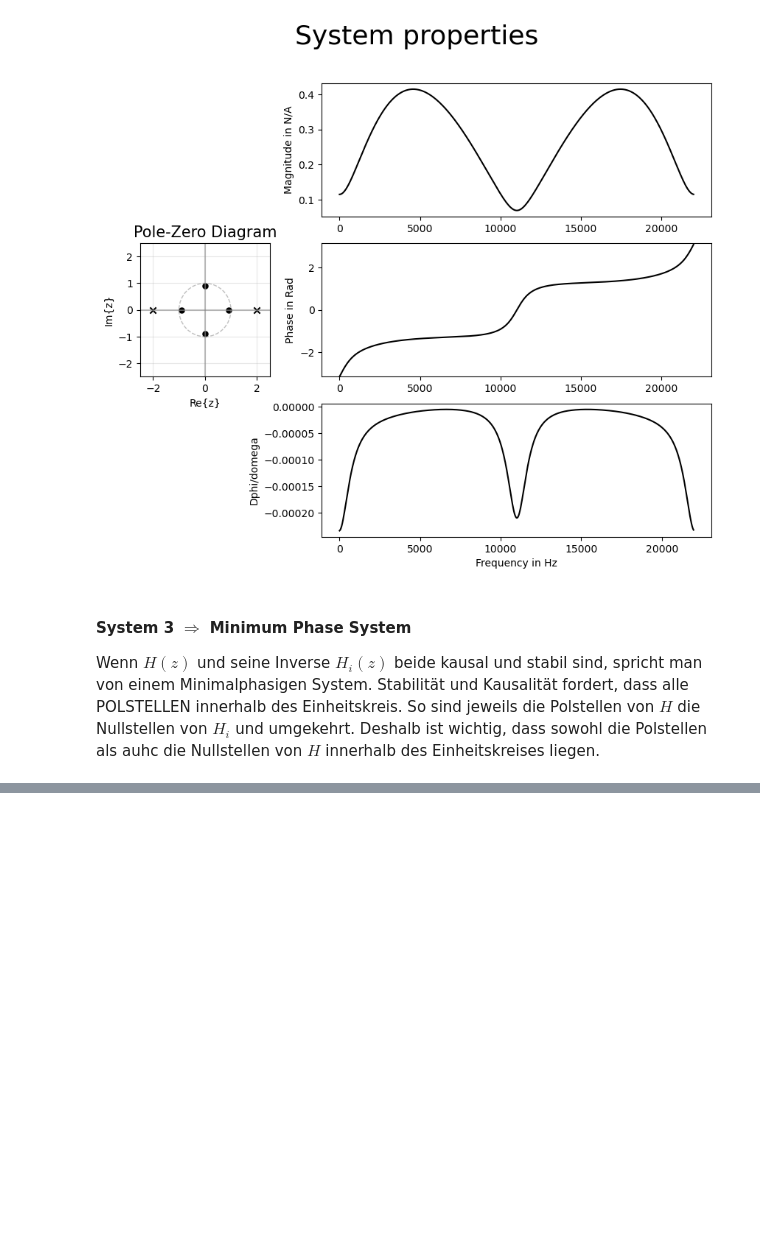
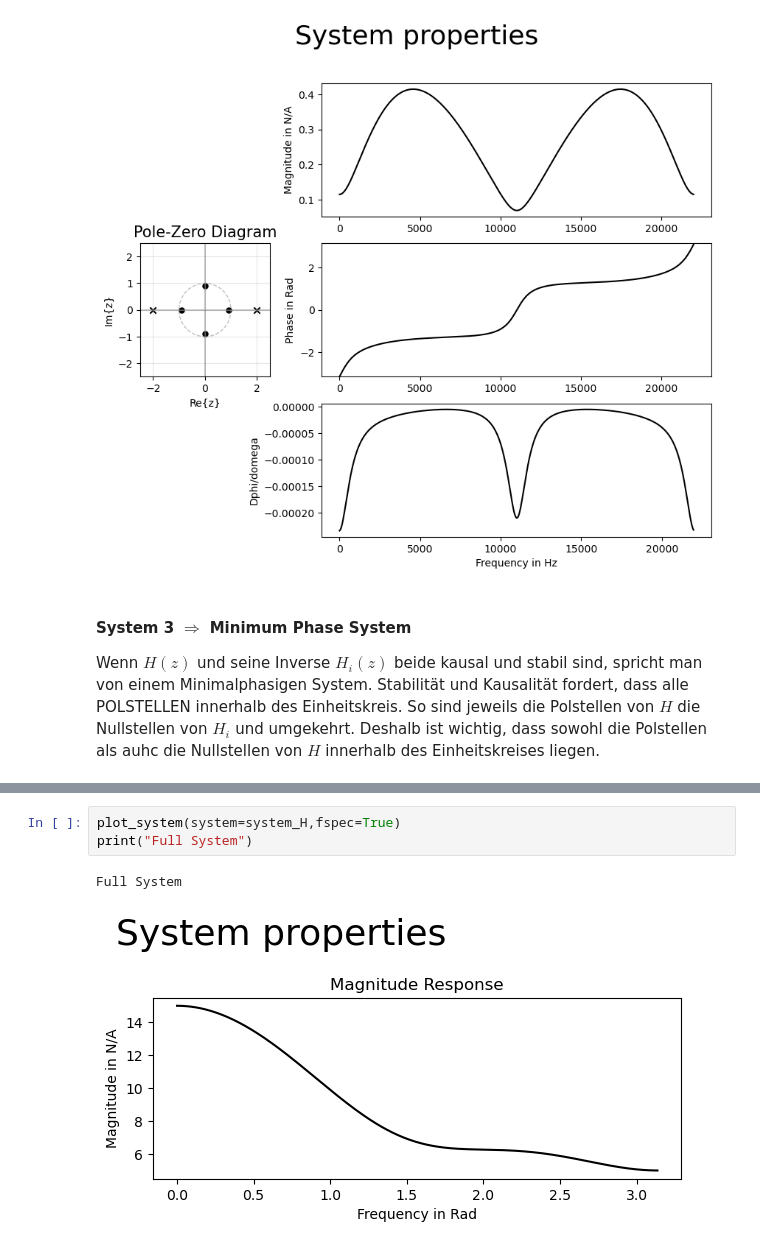
Before and after one commit to LeaS2/EDS, a Jupyter notebook: Hausaufgabe_2_Group_S.ipynb, the cells around one changed output, grey strips where cells are left out. Drawn from its saved outputs; the diff is of its cells as text; blank space fills up the shorter version.

```diff
--- a/Hausaufgabe_2_Group_S.ipynb
+++ b/Hausaufgabe_2_Group_S.ipynb
@@ -303,0 +414,6 @@ Damit ist $H(z) \in \R$ und kann nach Partialbruchzerlegung in die Form $ H(z) =
+# %%
+plot_system(system=system_H,fspec=True)
+print("Full System")
+# %% [output]
+Full System
+[figure, added]
```
Also changed, not shown: parts of 20 cells of this notebook.
